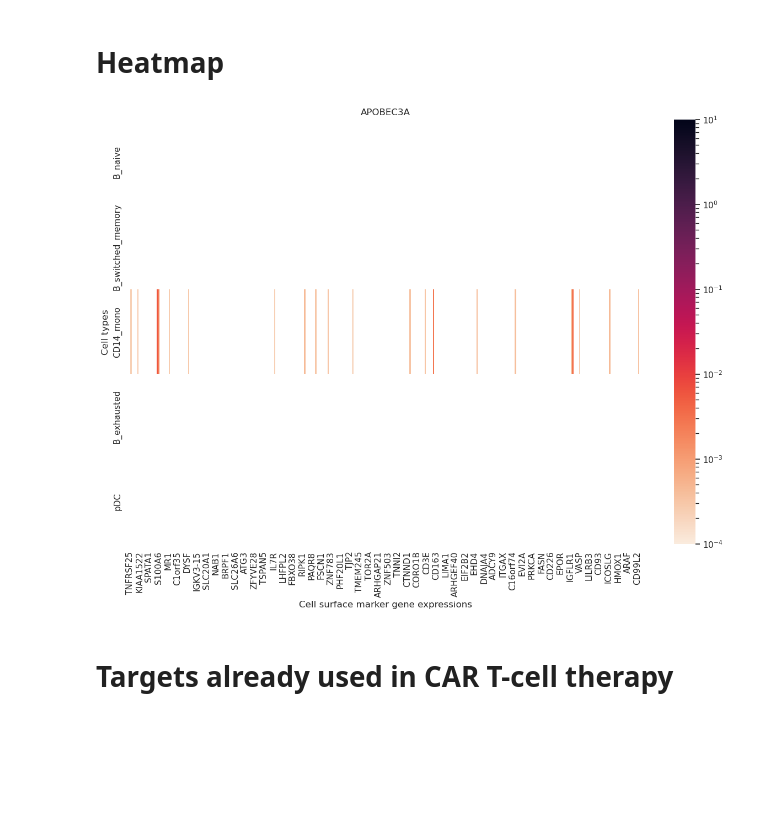
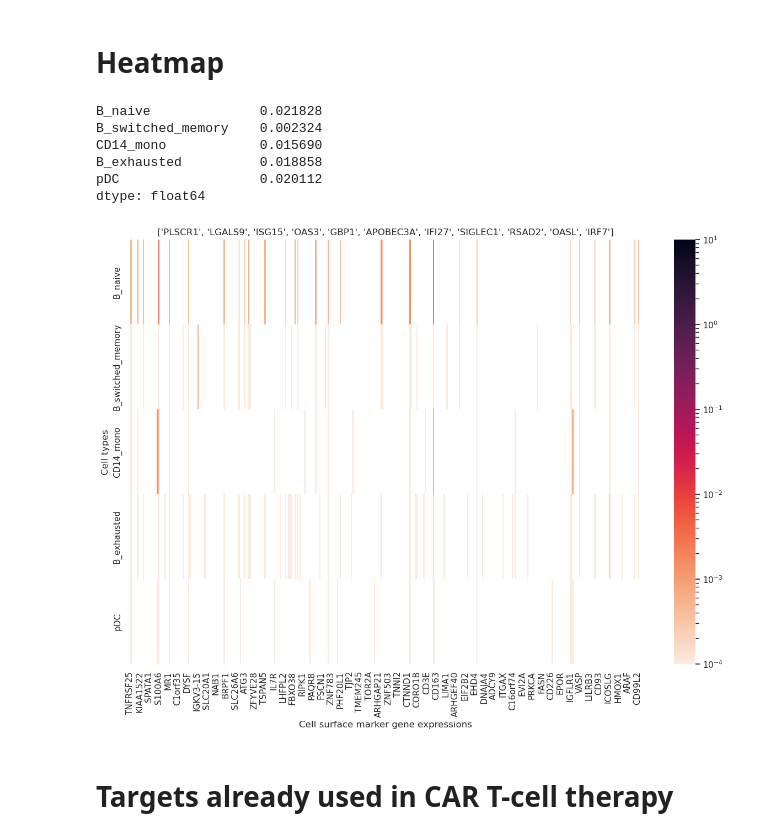
Before and after one commit to Norange01/scRNA-seq_Analysis, a Jupyter notebook: CAR T-Cell Therapy Target Assessment.ipynb, the cells around one changed output. Cells and saved outputs as stored; diff of their text form; code cells hidden in the pictures; blank space fills up the shorter version.

Commit message:
Multiple upregulated proteins

```diff
--- a/CAR T-Cell Therapy Target Assessment.ipynb
+++ b/CAR T-Cell Therapy Target Assessment.ipynb
@@ -361,10 +364,16 @@ Name: Gene name, Length: 1557, dtype: object
 # %% [markdown]
 # Histograms: Conditional Median and Weighted Median
 # %%
+def intersection(lst1, lst2):
+    return list(set(lst1).intersection(lst2))
+
 # finding upregulated proteins in scRNA-seq. Lupus biomarkers adopted from https://www.frontiersin.org/journals/genetics/articles/10.3389/fgene.2022.941221/full
-upregProts=['RSAD2', 'IFIT3', 'APOBEC3A', 'IFIT2', 'PARP9', 'DTX3L', 'PLSCR1', 'IFI35', 'ISG15', 'CMPK2', 'HERC5', 'GBP1', 'IFI27', 'STAT1', 'MX1', 'IRF7', 'OAS1', 'OAS2', 'OAS3', 'OASL', 'IFIH1', 'SIGLEC1', 'LGALS9', 'BST2']
-for elem in adata.var.index:
+upregProts_literature=['RSAD2', 'IFIT3', 'APOBEC3A', 'IFIT2', 'PARP9', 'DTX3L', 'PLSCR1', 'IFI35', 'ISG15', 'CMPK2', 'HERC5', 'GBP1', 'IFI27', 'STAT1', 'MX1', 'IRF7', 'OAS1', 'OAS2', 'OAS3', 'OASL', 'IFIH1', 'SIGLEC1', 'LGALS9', 'BST2']
+upregProts=intersection(upregProts_literature, adata.var.index)
+'''for elem in adata.var.index:
     for p in upregProts:
         if(p == elem):
-            print(elem)
+            print(elem)'''
+print("Disease related proteins considered:")
+print(upregProts)
 # %% [output]
@@ -500,37 +500,45 @@ from matplotlib.colors import LogNorm
 averagedMatrix=pd.DataFrame()
 sums=[]
 for cell_t in cellTypes:
     temp_df= cellMatrix.loc[cellMatrix['cell_type']==cell_t]
     averagedMatrix=averagedMatrix.append(conditional_non_zero_median_df(temp_df), ignore_index=True) # averaging uses conditional non zero median of cell counts
     sums.append(adata.obs.loc[adata.obs["cell_type"]==cell_t,"total_counts"].sum()) # sum number of cells for each cell type
 averagedMatrix.index=cellTypes
 
 # normalize counts to make them 0 to 1
 for index in cellTypes:
     averagedMatrix.loc[index] = (averagedMatrix.loc[index] - averagedMatrix.loc[index].min()) / (averagedMatrix.loc[index].max() - averagedMatrix.loc[index].min())
 '''wholeDf = averagedMatrix.unstack()
 wholeDf_range=wholeDf.max()-wholeDf.min() # assuming minimum in whole dataframe is zero
 for index in cellTypes:
     averagedMatrix.loc[index] = (averagedMatrix.loc[index]-wholeDf.min()) / wholeDf_range'''
 
 sums_norm=sums/sum(sums) #sums are normalized with respect to the total number. In other words, each entry in sums represents that cell type's fraction in that tissue
-averagedMatrix=averagedMatrix.mul(averagedMatrix[upregProt], axis=0) # multiply by upregulated protein presence in each cell type
+upregProts_effective=averagedMatrix.loc[:,upregProts].sum(axis=1, numeric_only=True)/len(upregProts)
+display(upregProts_effective)
+averagedMatrix=averagedMatrix.mul(upregProts_effective, axis=0) # multiply by upregulated protein presence in each cell type
 averagedMatrix=averagedMatrix.mul(sums_norm, axis=0) # multiply by cell type's fraction in tissue
 
 # Filter averagedMatrix to keep only columns that are in surf_markers
 markers_averagedMatrix = averagedMatrix.loc[:, averagedMatrix.columns.isin(surf_markers)].copy()
 
 #display(markers_averagedMatrix)
 sns.set_theme(style="whitegrid", palette="pastel")
 fig,ax=plt.subplots(figsize=(15,10))
 norm=LogNorm(vmin=1/10000, vmax=10)
 sns_plot=sns.heatmap(markers_averagedMatrix,ax=ax,cmap='rocket_r', norm=norm)
 
-ax.set_title(upregProt)
+ax.set_title(upregProts)
 ax.set(xlabel='Cell surface marker gene expressions', ylabel='Cell types')
-fig.savefig(dataset+"_"+upregProt+"_heatmap.png")
+fig.savefig(dataset+"_heatmap.png")
 # %% [output]
+B_naive              0.021828
+B_switched_memory    0.002324
+CD14_mono            0.015690
+B_exhausted          0.018858
+pDC                  0.020112
+dtype: float64
-[figure, old version]
+[figure, new version]
 # %% [markdown]
 # Targets already used in CAR T-cell therapy
 # %%
```
Also changed, not shown: parts of 15 cells of this notebook.
